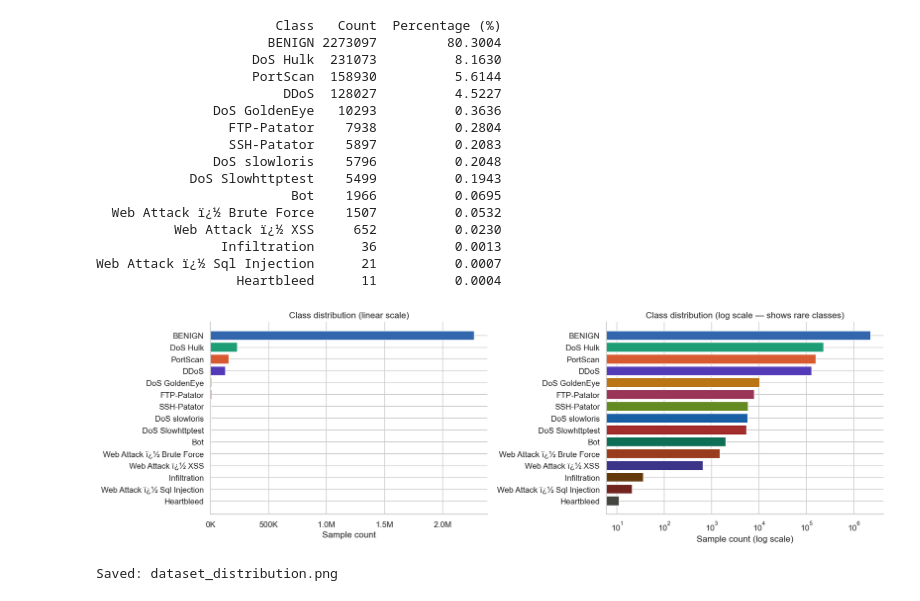
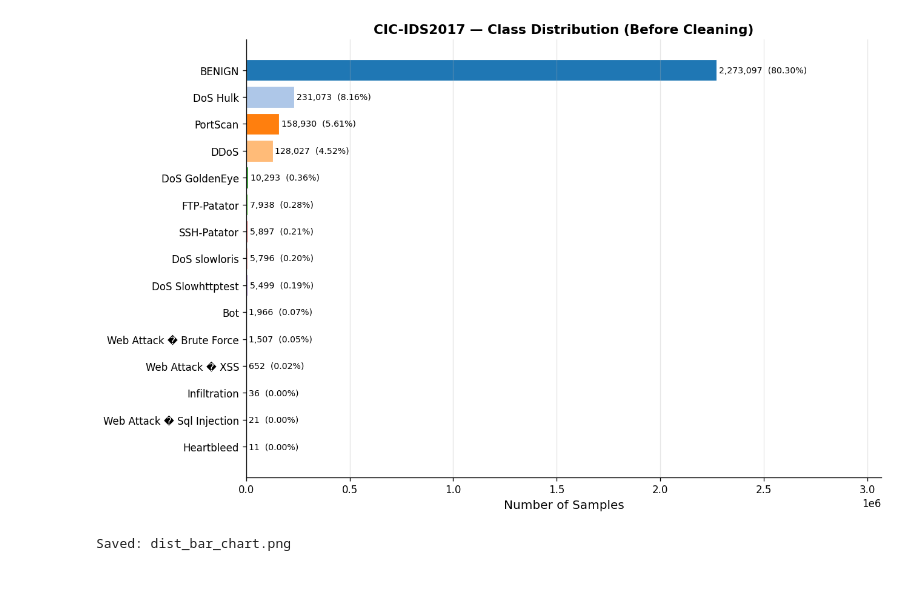
Before and after one commit to yoshbatula/Hybrid-Enhanced-Stacked-Ensemble-for-Network-Intrusion-Detection, a Jupyter notebook: baseline-model.ipynb, the cells around one changed output. Cells and saved outputs as stored; diff of their text form; code cells hidden in the pictures.

```diff
--- a/baseline-model.ipynb
+++ b/baseline-model.ipynb
@@ -74,0 +71,10 @@ Raw shape: (2830743, 79)
+# %%
+# Identify label column
+label_candidates = [c for c in df.columns if 'label' in c.lower()]
+print('Label column candidates:', label_candidates)
+LABEL_COL = label_candidates[0]   # adjust if needed
+print(f'Using label column: "{LABEL_COL}"')
+
+# Class distribution (before cleaning)
+print('\nClass distribution (before cleaning):')
+print(df[LABEL_COL].value_counts())
@@ -75,51 +99,38 @@ Raw shape: (2830743, 79)
 # %%
-label_col = 'Label'
-class_counts = df[label_col].value_counts().reset_index()
+# Class distribution data graph
+class_counts = df[LABEL_COL].value_counts().reset_index()
 class_counts.columns = ['Class', 'Count']
-class_counts['Percentage (%)'] = (class_counts['Count'] / len(df) * 100).round(4)
-print(class_counts.to_string(index=False))
+class_counts['Percentage'] = (class_counts['Count'] / class_counts['Count'].sum()) * 100
+class_counts = class_counts.sort_values('Count', ascending=False).reset_index(drop=True)
 
-fig, axes = plt.subplots(1, 2, figsize=(16, 5))
+n_cls     = len(class_counts)
+palette   = sns.color_palette('tab20', n_cls)
 
-# Linear scale
-ax = axes[0]
-bars = ax.barh(class_counts['Class'], class_counts['Count'],
-               color=[PALETTE[i % len(PALETTE)] for i in range(len(class_counts))])
-ax.set_xlabel('Sample count')
-ax.set_title('Class distribution (linear scale)')
-ax.xaxis.set_major_formatter(mticker.FuncFormatter(lambda x, _: f'{x/1e6:.1f}M' if x >= 1e6 else f'{int(x/1e3)}K'))
-ax.invert_yaxis()
+fig, ax = plt.subplots(figsize=(11, 7))
+bars = ax.barh(
+    class_counts['Class'][::-1],
+    class_counts['Count'][::-1],
+    color=palette[::-1], edgecolor='white', linewidth=0.7
+)
 
-# Log scale
-ax2 = axes[1]
-ax2.barh(class_counts['Class'], class_counts['Count'],
-         color=[PALETTE[i % len(PALETTE)] for i in range(len(class_counts))])
-ax2.set_xscale('log')
-ax2.set_xlabel('Sample count (log scale)')
-ax2.set_title('Class distribution (log scale — shows rare classes)')
-ax2.invert_yaxis()
+for bar, (_, row) in zip(bars, class_counts[::-1].iterrows()):
+    ax.text(
+        bar.get_width() + class_counts['Count'].max() * 0.005,
+        bar.get_y() + bar.get_height() / 2,
+        f'{int(row["Count"]):,}  ({row["Percentage"]:.2f}%)',
+        va='center', fontsize=8.5
+    )
 
+ax.set_xlabel('Number of Samples', fontsize=12)
+ax.set_title('CIC-IDS2017 — Class Distribution (Before Cleaning)', fontsize=13, fontweight='bold')
+ax.set_xlim(0, class_counts['Count'].max() * 1.35)
+ax.grid(axis='x', alpha=0.3)
+ax.spines[['top', 'right']].set_visible(False)
 plt.tight_layout()
-plt.savefig('dataset_distribution.png', bbox_inches='tight')
+plt.savefig('dist_bar_chart.png', bbox_inches='tight')
 plt.show()
-print('Saved: dataset_distribution.png')
+print('Saved: dist_bar_chart.png')
 # %% [output]
+[figure, new version]
-                       Class   Count  Percentage (%)
-                      BENIGN 2273097         80.3004
-                    DoS Hulk  231073          8.1630
-                    PortScan  158930          5.6144
-                        DDoS  128027          4.5227
-               DoS GoldenEye   10293          0.3636
-                 FTP-Patator    7938          0.2804
-                 SSH-Patator    5897          0.2083
-               DoS slowloris    5796          0.2048
-            DoS Slowhttptest    5499          0.1943
-                         Bot    1966          0.0695
-  Web Attack ï¿½ Brute Force    1507          0.0532
-          Web Attack ï¿½ XSS     652          0.0230
-                Infiltration      36          0.0013
-Web Attack ï¿½ Sql Injection      21          0.0007
-                  Heartbleed      11          0.0004
+Saved: dist_bar_chart.png
-[figure, old version]
-Saved: dataset_distribution.png
 # %%
```
Also changed, not shown: parts of 21 cells of this notebook, 10 other files.
